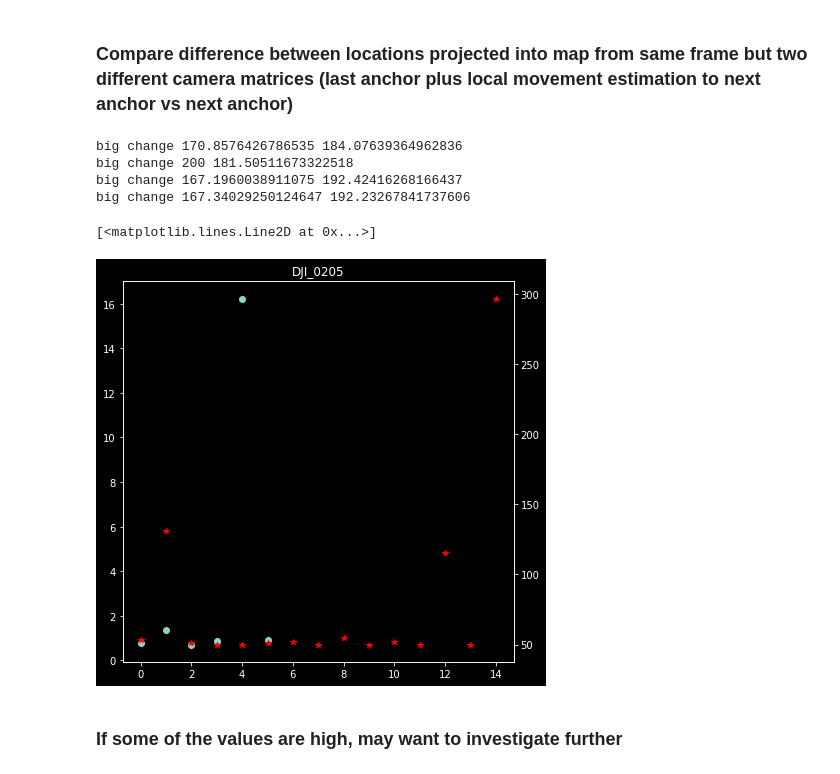
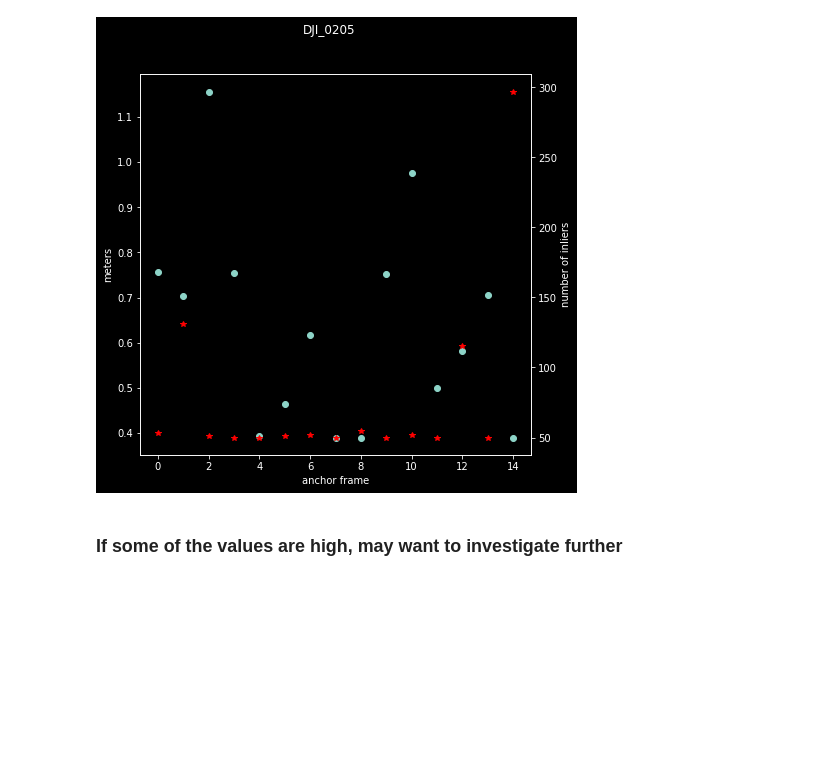
Before and after one commit to benkoger/overhead-video-worked-examples, a Jupyter notebook: geladas/mapping/intersegment-differences.ipynb, the cells around one changed output. Drawn from its saved outputs; the diff is of its cells as text; code cells hidden in the pictures; blank space fills up the shorter version.

Commit message:
Cleaned gelada mapping notebooks.

```diff
--- a/geladas/mapping/intersegment-differences.ipynb
+++ b/geladas/mapping/intersegment-differences.ipynb
@@ -19,8 +23,6 @@ import koger_general_functions as kgf
 import mapping_functions as kmap
 
 plt.style.use('dark_background')
-# %% [markdown]
-### Compare difference between locations projected into map from same frame but two different camera matrices (last anchor plus local movement estimation to next anchor vs next anchor)
 # %%
 # change to specific observation name
 observation_name = "DJI_0205"
@@ -52,44 +54,53 @@ segment_inlier_files = glob.glob(
     os.path.join(drone_movement_folder,"inliers_segment_*.npy"))
 segment_inliers = [np.load(file) for file in sorted(segment_inlier_files)]
 # %%
+# Parameters for projecting points from video frame in to the map
 # (meters) consider points on ray within .1 meters of ground to be "on ground"
 correct_threshold = 1.0
 # max guesses to search for point on ray within correct_threshold of the ground
 max_guesses = 100
 # Where to start searching along the ray
-mu_est = 200
+mu_est = 100
 frame_shape = plt.imread(frame_files[0]).shape
 # %%
+save_fig = True
+
 segment_errors = []
 
 for anchor_ind, anchor_obs_ind in enumerate(anchor_obs_indexes[1:]):
     segment_errors.append(
         kmap.calculate_total_segment_error(tracks, anchor_obs_ind, anchor_ind,
                                            pix4d_info, segment_movements,
                                            mu_est, max_guesses, correct_threshold,
                                            frame_shape, object_height=1
                                           )
     )
 
 
 
 distances = [np.linalg.norm(e, axis=1) for e in segment_errors]
 max_distances = [np.nanmax(d) for d in distances]
+mean_distances = [np.nanmean(d) for d in distances]
 
 min_inliers = [np.min(i) for i in segment_inliers]
 
-plt.figure(figsize=(7, 7))
-plt.plot(max_distances, 'o')
-plt.title(observation_name)
+fig, ax = plt.subplots(figsize=(7, 7))
+ax.plot(max_distances, 'o')
+# plt.plot(mean_distances, 'o')
+fig.suptitle(observation_name)
 ax2 = plt.gca().twinx()
 ax2.plot(min_inliers, 'r*')
+ax.set_xlabel("anchor frame")
+ax.set_ylabel("meters")
+ax2.set_ylabel("number of inliers")
+
+file = os.path.join(local_paths['figure_folder'],
+                    f"gelada_inliers.png")
+if save_fig:
+    plt.savefig(file, format=None, metadata=None, dpi=300, bbox_inches='tight',
+               transparent=True)
 # %% [output]
-big change 170.8576426786535 184.07639364962836
-big change 200 181.50511673322518
-big change 167.1960038911075 192.42416268166437
-big change 167.34029250124647 192.23267841737606
-[<matplotlib.lines.Line2D at 0x...>]
-[figure, old version]
+[figure, new version]
 # %% [markdown]
 ### If some of the values are high, may want to investigate further
 # %% [markdown]
```
Also changed, not shown: parts of 3 cells of this notebook, 2 other files.
